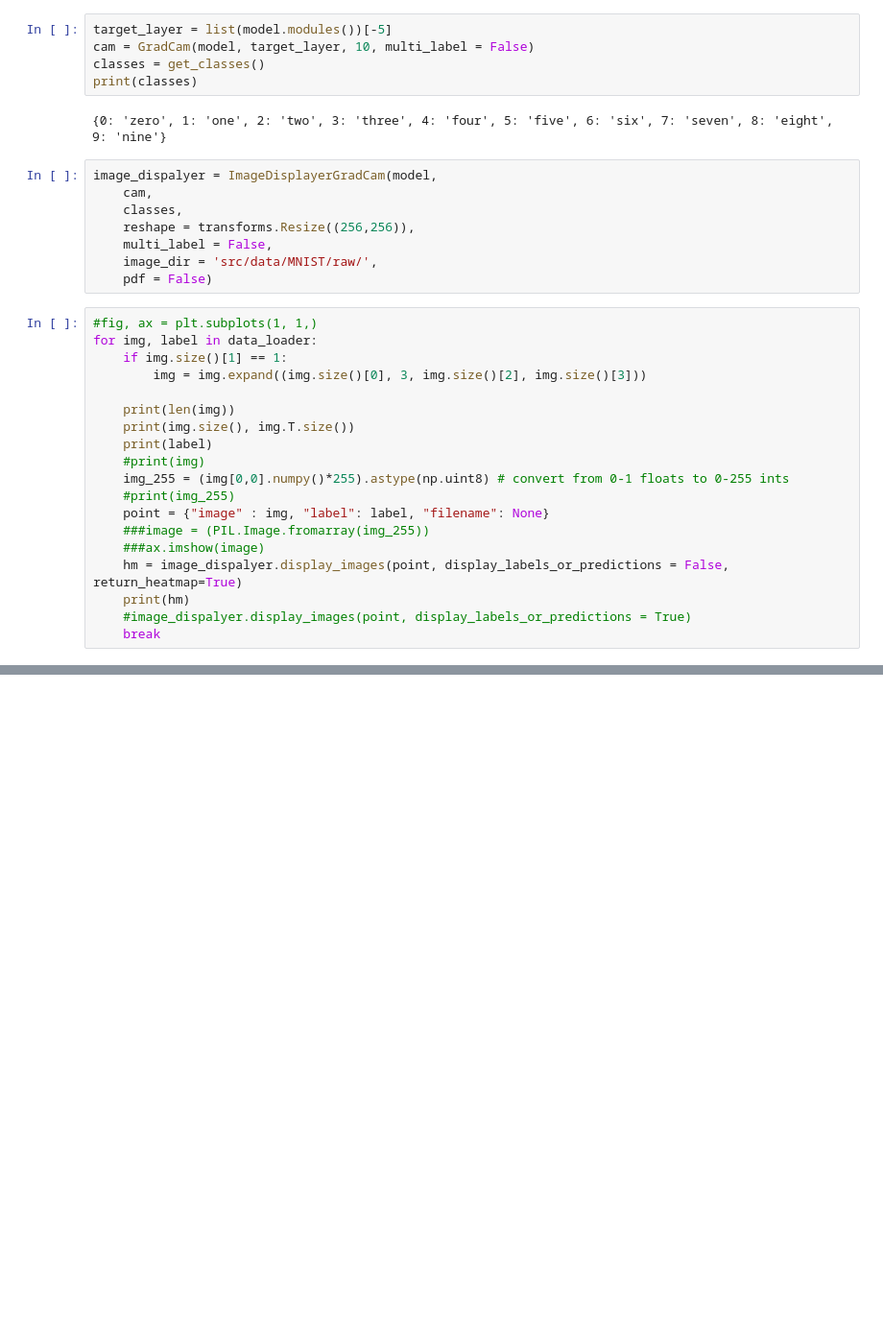
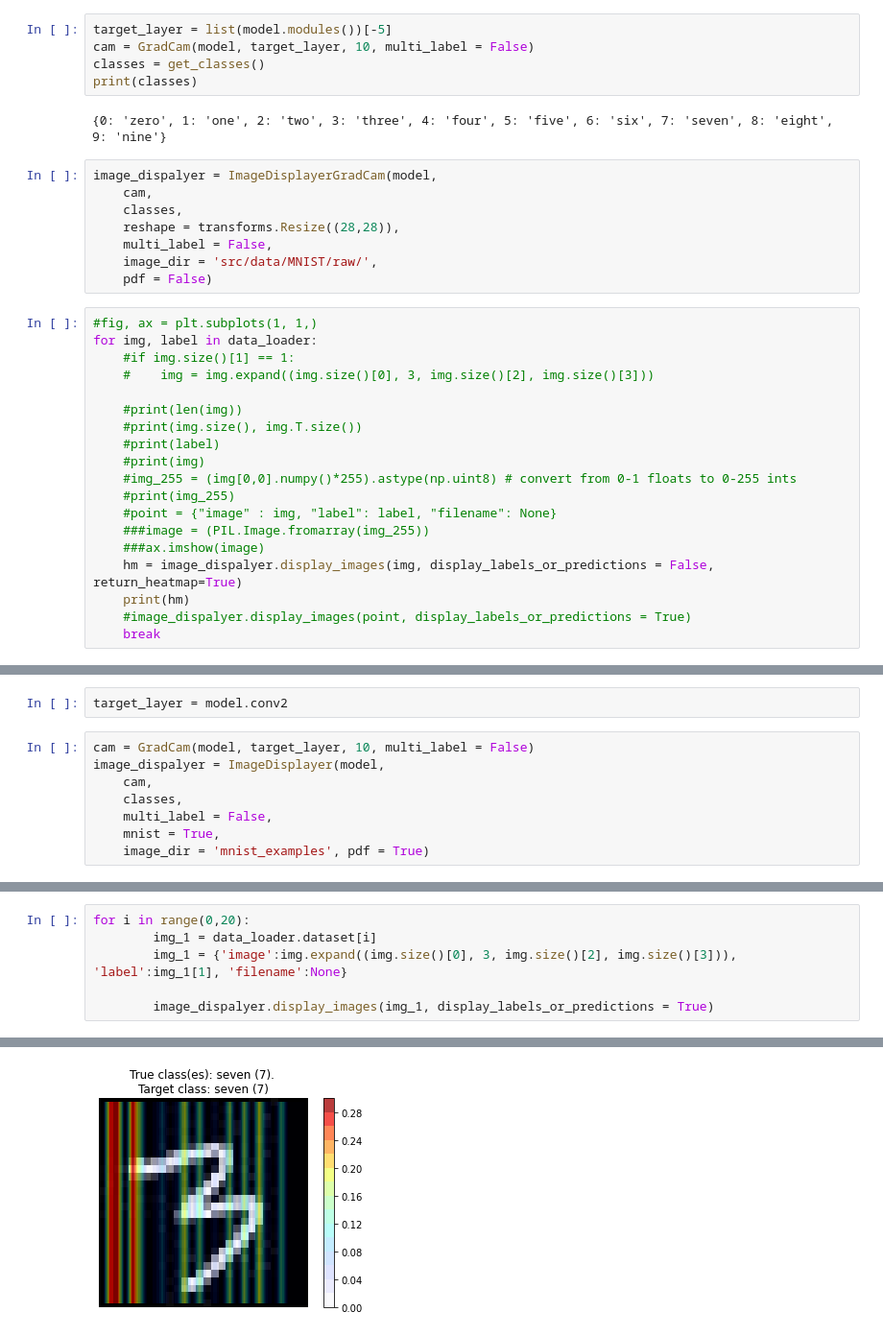
Before and after one commit to WilliamHo1999/dlnn-project, a Jupyter notebook: notebook_attacks.ipynb, the cells around one changed output, grey strips where cells are left out. Shown at 96% size. Saved outputs shown, nothing was run; the diff lists cells and outputs as text; blank space fills up the shorter version.

```diff
--- a/notebook_attacks.ipynb
+++ b/notebook_attacks.ipynb
@@ -272,26 +260,26 @@ print(classes)
 image_dispalyer = ImageDisplayerGradCam(model,
     cam,
     classes,
-    reshape = transforms.Resize((256,256)),
+    reshape = transforms.Resize((28,28)),
     multi_label = False,
     image_dir = 'src/data/MNIST/raw/',
     pdf = False)
 # %%
 #fig, ax = plt.subplots(1, 1,)
 for img, label in data_loader:
-    if img.size()[1] == 1:
-        img = img.expand((img.size()[0], 3, img.size()[2], img.size()[3]))
+    #if img.size()[1] == 1:
+    #    img = img.expand((img.size()[0], 3, img.size()[2], img.size()[3]))
 
-    print(len(img))
-    print(img.size(), img.T.size())
-    print(label)
+    #print(len(img))
+    #print(img.size(), img.T.size())
+    #print(label)
     #print(img)
-    img_255 = (img[0,0].numpy()*255).astype(np.uint8) # convert from 0-1 floats to 0-255 ints
+    #img_255 = (img[0,0].numpy()*255).astype(np.uint8) # convert from 0-1 floats to 0-255 ints
     #print(img_255)
-    point = {"image" : img, "label": label, "filename": None}
+    #point = {"image" : img, "label": label, "filename": None}
     ###image = (PIL.Image.fromarray(img_255))
     ###ax.imshow(image)
-    hm = image_dispalyer.display_images(point, display_labels_or_predictions = False, return_heatmap=True)
+    hm = image_dispalyer.display_images(img, display_labels_or_predictions = False, return_heatmap=True)
     print(hm)
     #image_dispalyer.display_images(point, display_labels_or_predictions = True)
     break
@@ -325,0 +477,10 @@ torch.Size([3, 28, 28])
+# %%
+target_layer = model.conv2
+# %%
+cam = GradCam(model, target_layer, 10, multi_label = False)
+image_dispalyer = ImageDisplayer(model,
+    cam,
+    classes,
+    multi_label = False,
+    mnist = True,
+    image_dir = 'mnist_examples', pdf = True)
@@ -325,0 +530,7 @@ torch.Size([3, 28, 28])
+# %%
+for i in range(0,20):
+        img_1 = data_loader.dataset[i]
+        img_1 = {'image':img.expand((img.size()[0], 3, img.size()[2], img.size()[3])), 'label':img_1[1], 'filename':None}
+
+        image_dispalyer.display_images(img_1, display_labels_or_predictions = True)
+# %% [output]
@@ -325,0 +542 @@ torch.Size([3, 28, 28])
+[figure, added]
```
Also changed, not shown: parts of 18 cells of this notebook, 4 other files.
